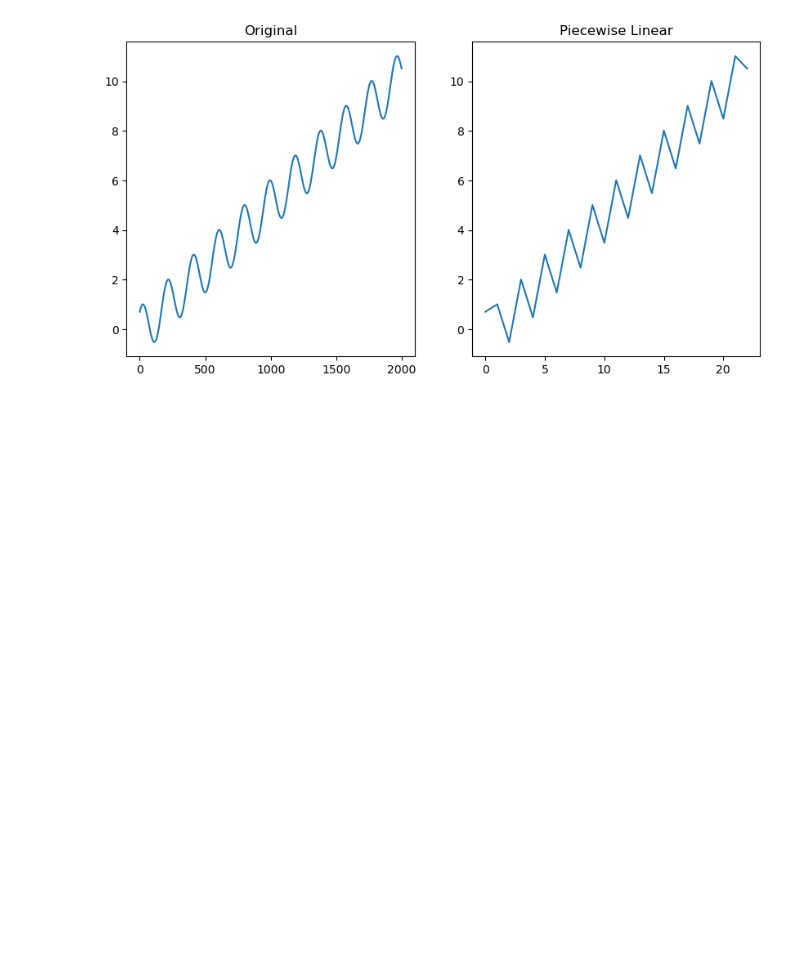
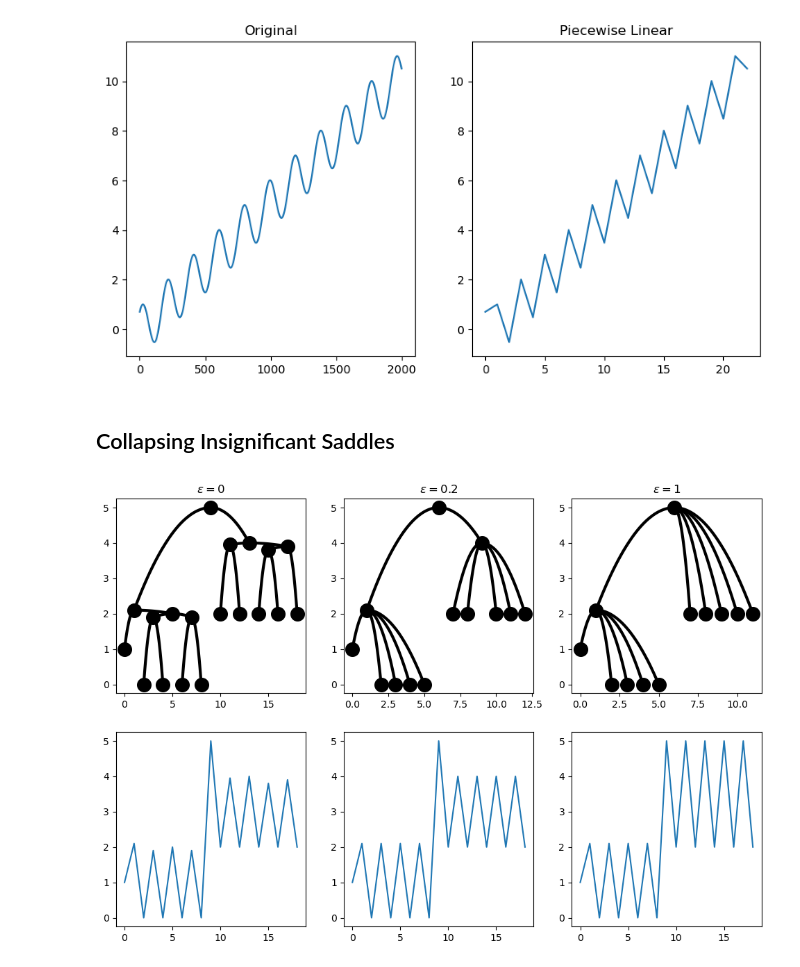
Before and after one commit to UrsinusREU2022MergeTrees/MergeTrees, a Jupyter notebook: notebooks/MergeTreeBasics.ipynb, the cells around one changed output. Saved outputs shown, nothing was run; the diff lists cells and outputs as text; code cells hidden in the pictures; blank space fills up the shorter version.

Commit message:
Adding code to collapse saddles

```diff
--- a/notebooks/MergeTreeBasics.ipynb
+++ b/notebooks/MergeTreeBasics.ipynb
@@ -97,3 +97,30 @@ plt.title("Piecewise Linear")
 # %% [output]
 Text(0.5, 1.0, 'Piecewise Linear')
 [figure]
+# %% [markdown]
+## Collapsing Insignificant Saddles
+# %%
+x = np.array([1, 2.1, 0, 1.9, 0, 2, 0, 1.9, 0, 5, 2, 3.95, 2, 4, 2, 2, 3.8, 2, 3.9, 2])
+eps1 = 0
+MT1 = MergeTree()
+MT1.init_from_timeseries(x)
+
+eps2 = 0.2
+MT2 = MergeTree()
+MT2.init_from_timeseries(x)
+MT2.collapse_saddles(eps2)
+
+eps3 = 1
+MT3 = MergeTree()
+MT3.init_from_timeseries(x)
+MT3.collapse_saddles(eps3)
+
+plt.figure(figsize=(12, 8))
+for i, (eps, MT) in enumerate(zip([eps1, eps2, eps3], [MT1, MT2, MT3])):
+    plt.subplot(2, 3, i+1)
+    MT.plot(True)
+    plt.title("$\\epsilon = {}$".format(eps))
+    plt.subplot(2, 3, 3+i+1)
+    plt.plot(MT.get_rep_timeseries())
+# %% [output]
+[figure, added]
```
Also changed, not shown: parts of 1 cell of this notebook, 1 other file.
